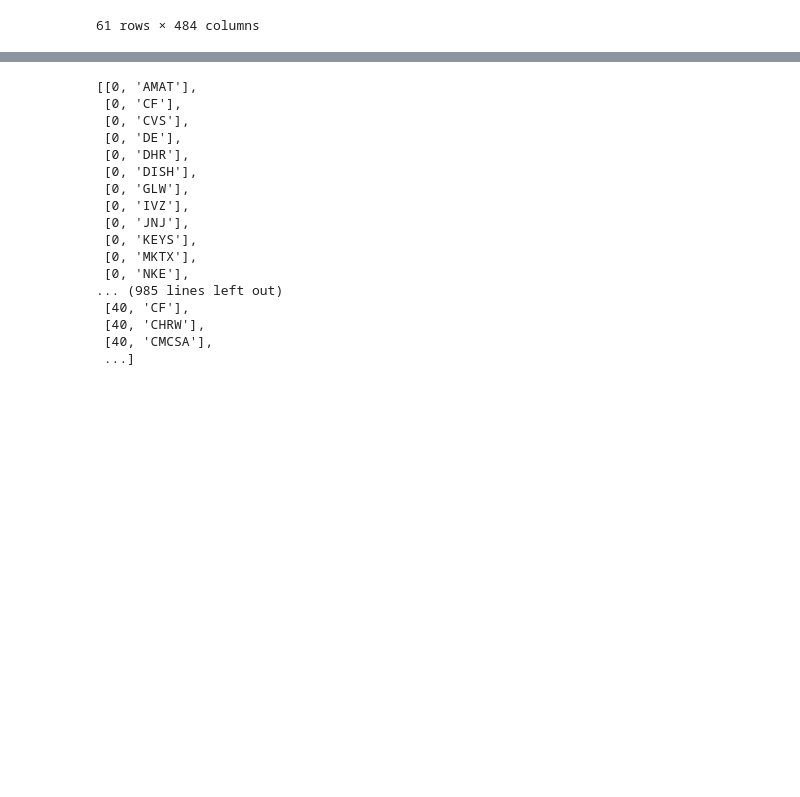
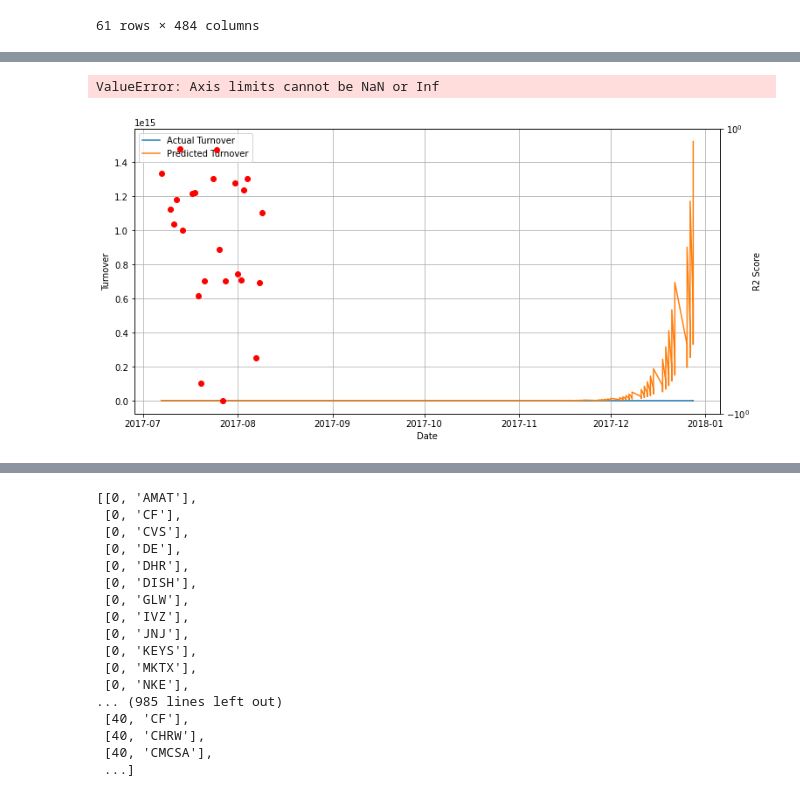
Before and after one commit to KangOxford/IntradayVoume, a Jupyter notebook: Untitled-1.ipynb, the cells around one changed output, grey strips where cells are left out. Cells and saved outputs as stored; diff of their text form; code cells hidden in the pictures; blank space fills up the shorter version.

```diff
--- a/Untitled-1.ipynb
+++ b/Untitled-1.ipynb
@@ -50,0 +332,39 @@ df.set_index("test_date")
+# %%
+import pandas as pd
+import matplotlib.pyplot as plt
+import numpy as np
+# Plotting
+fig, ax1 = plt.subplots(figsize=(12, 6))
+
+# Plot turnover and predicted values on the first axis
+ax1.plot(d.index, d['turnover'], label='Actual Turnover')
+ax1.plot(d.index, d['x'].astype(float), label='Predicted Turnover')
+ax1.set_xlabel('Date')
+ax1.set_ylabel('Turnover')
+ax1.legend(loc='upper left')
+ax1.grid(True)
+
+# Create a second y-axis to plot the R2 score
+ax2 = ax1.twinx()
+mean_r2_scores = d.groupby(d.index)['r2_score'].mean()
+ax2.scatter(mean_r2_scores.index, mean_r2_scores, color='r', label='R2 Score', marker='o')
+ax2.set_ylabel('R2 Score')
+
+# Set R2 score y-axis limits
+ax2.set_ylim(-1, 1)
+
+# Check if any R2 score is outside the range [-1, 1] and switch to log scale if so
+if any(abs(mean_r2_scores) > 1):
+    ax2.set_yscale('symlog')
+    ax2.set_ylim(bottom=-np.inf)  # Extend the bottom limit to negative infinity for symmetry
+
+# Add R2 Score legend to the plot
+lines, labels = ax1.get_legend_handles_labels()
+lines2, labels2 = ax2.get_legend_handles_labels()
+ax2.legend(lines + lines2, labels + labels2, loc='upper right')
+
+plt.title('Comparison of Actual and Predicted Turnover with R2 Score')
+plt.show()
+# %% [output]
+ValueError: Axis limits cannot be NaN or Inf
+[figure, added]
```
Also changed, not shown: parts of 18 cells of this notebook.
